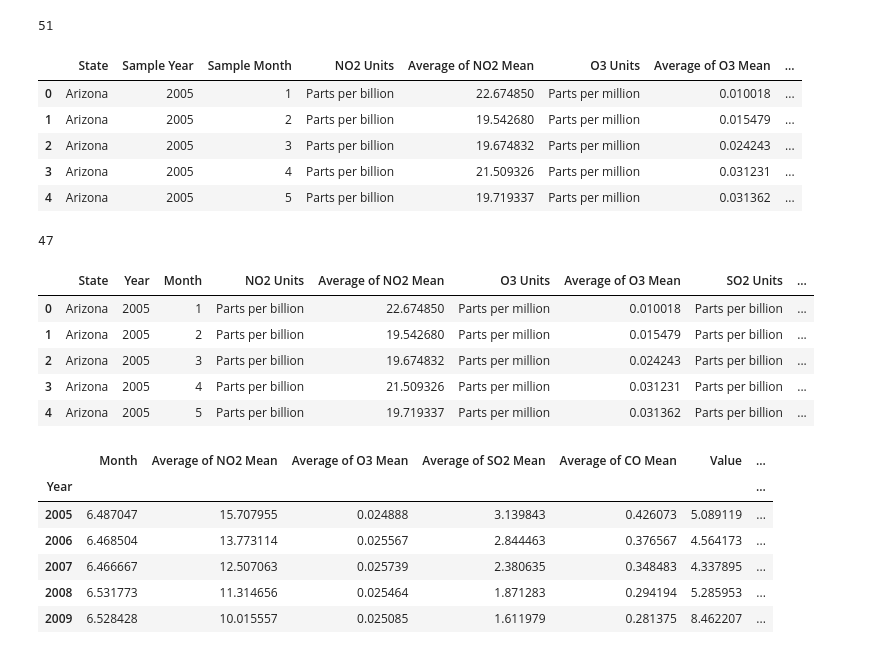
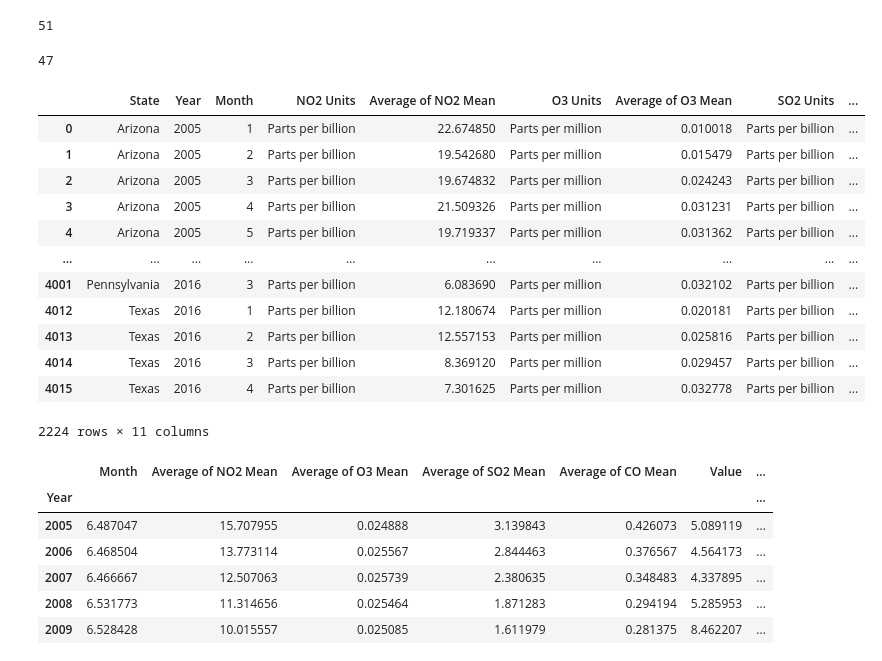
Before and after one commit to AshRC17/Project-1, a Jupyter notebook: Unemployment and Pollutant Charts.ipynb, the cells around one changed output. Drawn from its saved outputs; the diff is of its cells as text; code cells hidden in the pictures.

```diff
--- a/Unemployment and Pollutant Charts.ipynb
+++ b/Unemployment and Pollutant Charts.ipynb
@@ -19,13 +20,7 @@ len(employ_df["State"].unique())
 # %%
 pollutant_df = pd.read_csv("Resources/cleaned_upollution_2005_2016.csv")
 pollutant_df.head()
+em_st = pollutant_df['State']
-# %% [output]
-|  | State | Sample Year | Sample Month | NO2 Units | Average of NO2 Mean | O3 Units | Average of O3 Mean | ... |
-| 0 | Arizona | 2005 | 1 | Parts per billion | 22.674850 | Parts per million | 0.010018 | ... |
-| 1 | Arizona | 2005 | 2 | Parts per billion | 19.542680 | Parts per million | 0.015479 | ... |
-| 2 | Arizona | 2005 | 3 | Parts per billion | 19.674832 | Parts per million | 0.024243 | ... |
-| 3 | Arizona | 2005 | 4 | Parts per billion | 21.509326 | Parts per million | 0.031231 | ... |
-| 4 | Arizona | 2005 | 5 | Parts per billion | 19.719337 | Parts per million | 0.031362 | ... |
 # %%
 len(pollutant_df["State"].unique())
 # %% [output]
@@ -33,13 +28,24 @@ len(pollutant_df["State"].unique())
 # %%
 pollutant_df2 = pollutant_df.rename(columns = {"Sample Year": "Year", "Sample Month": "Month"})
 pollutant_df2.head()
+states_df = pollutant_df2.loc[pollutant_df2['Year'] == 2005].reset_index()
+em_st = states_df['State']
+pollutant_df3 = pollutant_df2[pollutant_df2.State.isin(em_st)]
+pollutant_df3
 # %% [output]
 |  | State | Year | Month | NO2 Units | Average of NO2 Mean | O3 Units | Average of O3 Mean | SO2 Units | ... |
 | 0 | Arizona | 2005 | 1 | Parts per billion | 22.674850 | Parts per million | 0.010018 | Parts per billion | ... |
 | 1 | Arizona | 2005 | 2 | Parts per billion | 19.542680 | Parts per million | 0.015479 | Parts per billion | ... |
 | 2 | Arizona | 2005 | 3 | Parts per billion | 19.674832 | Parts per million | 0.024243 | Parts per billion | ... |
 | 3 | Arizona | 2005 | 4 | Parts per billion | 21.509326 | Parts per million | 0.031231 | Parts per billion | ... |
 | 4 | Arizona | 2005 | 5 | Parts per billion | 19.719337 | Parts per million | 0.031362 | Parts per billion | ... |
+| ... | ... | ... | ... | ... | ... | ... | ... | ... | ... |
+| 4001 | Pennsylvania | 2016 | 3 | Parts per billion | 6.083690 | Parts per million | 0.032102 | Parts per billion | ... |
+| 4012 | Texas | 2016 | 1 | Parts per billion | 12.180674 | Parts per million | 0.020181 | Parts per billion | ... |
+| 4013 | Texas | 2016 | 2 | Parts per billion | 12.557153 | Parts per million | 0.025816 | Parts per billion | ... |
+| 4014 | Texas | 2016 | 3 | Parts per billion | 8.369120 | Parts per million | 0.029457 | Parts per billion | ... |
+| 4015 | Texas | 2016 | 4 | Parts per billion | 7.301625 | Parts per million | 0.032778 | Parts per billion | ... |
+2224 rows × 11 columns
 # %%
 employ_pollutant = pollutant_df2.merge(employ_df, how = "inner")
 employ_pollutant_year = employ_pollutant.groupby(["Year"]).mean()
```
Also changed, not shown: parts of 7 cells of this notebook, 4 other files.
